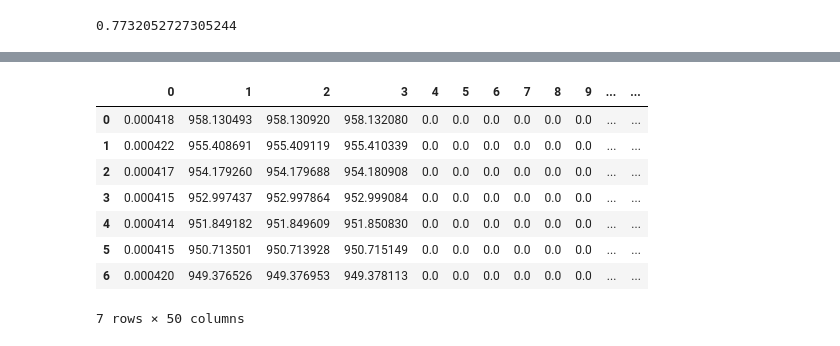
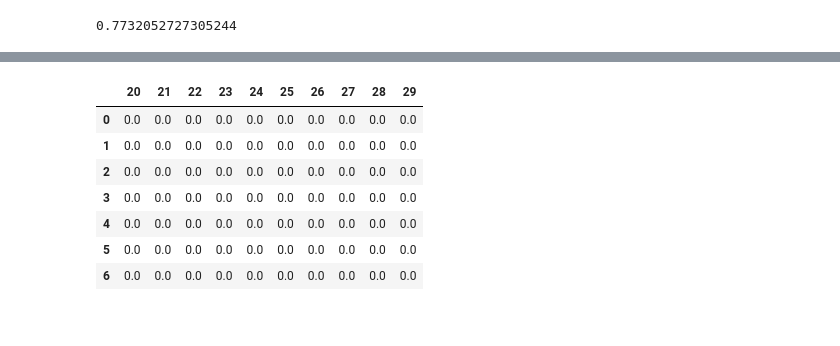
Before and after one commit to andriysinclair/GANS4MOBILITY, a Jupyter notebook: rough.ipynb, the cells around one changed output, grey strips where cells are left out. Drawn from its saved outputs; the diff is of its cells as text; code cells hidden in the pictures.

```diff
--- a/rough.ipynb
+++ b/rough.ipynb
@@ -519,23 +544,27 @@ cuda
 # %%
 X = X.to(torch.float32).to(device)
 
-y_ts_te = y_cont_raw[:,:,:20].to(torch.float32).to(device)
-y_distance = y_cont_raw[:,:,20:30].to(torch.float32).to(device)
-y_purpouse = y_cat_raw[:,:,:10].to(torch.long).to(device)
-y_istrip = y_cat_raw[:,:,10:].to(torch.float32).to(device)
+y_ts_te = X[:,:,:,:20].to(torch.float32).to(device)
+y_distance = X[:,:,:,20:30].to(torch.float32).to(device)
+y_purpouse = X[:,:,:,30:40].to(torch.long).to(device)
+y_istrip = X[:,:,:,40:50].to(torch.float32).to(device)
+y_duration = X[:,:,:,50:60].to(torch.float32).to(device)
 
 
-
-index = 7
+index = 13
 print(f"X: {X.shape}")
-print(f"y_cont: {y_cont_raw.shape}")
-print(f"y_cat: {y_cat_raw.shape}")
+#print(f"y_cont: {y_cont_raw.shape}")
+#print(f"y_cat: {y_cat_raw.shape}")
 print(f"y_istrip: {y_istrip.shape}")
 print(f"y_ts_et: {y_ts_te.shape}")
 print(f"y_distance: {y_distance.shape}")
+#print(f"y_duration: {y_duration.shape}")
 print(f"y_purpouse: {y_purpouse.shape}")
 print(f"y_istrip: {y_istrip.shape}")
-
-print(y_istrip[index,0,:])
-print(y_purpouse[index,0,:])
+print("")
+print(y_ts_te[index,8,:,:])
+print(y_duration[index,8,:,:])
+print(y_distance[index,8,:,:])
+print(y_istrip[index,8,:,:])
+print(y_purpouse[index,8,:,:])
 # %% [output]
@@ -553,11 +588,12 @@ tensor([ 1,  3, 23,  0,  0,  0,  0,  0,  0,  0], device='cuda:0')
 ### Creating the RNN
 # %%
 # Defining parameters
-INPUT_SIZE = 135     # Total number of features
+INPUT_SIZE = 94     # Total number of features
 HIDDEN_SIZE = 9
 NUM_LAYERS = 2
 OUTPUT_SIZE_TS_TE = 20    # Outsize of TripStart and TripEnd
 OUTPUT_SIZE_DIST = 10     # Output Size of distance
+OUTPUT_SIZE_DUR = 10     # Output Size of duration
 OUTPUT_SIZE_CAT = 10 # 10 outcome vars
 OUTPUT_SIZE_BIN = 10 # 10 binary vars vars
 
@@ -628,6 +664,7 @@ class RNNmodel(nn.Module):
 
         self.output_ts_te = nn.Linear(HIDDEN_SIZE, OUTPUT_SIZE_TS_TE)
         self.output_dist = nn.Linear(HIDDEN_SIZE, OUTPUT_SIZE_DIST)
+        self.output_dur = nn.Linear(HIDDEN_SIZE, OUTPUT_SIZE_DUR)
         self.output_cat = nn.Linear(HIDDEN_SIZE, OUTPUT_SIZE_CAT*NUM_CLASSES)
         self.output_bin = nn.Linear(HIDDEN_SIZE, OUTPUT_SIZE_BIN)
 
@@ -641,6 +678,7 @@ class RNNmodel(nn.Module):
 
         y_ts_te_pred = self.output_ts_te(out[-1]).reshape(1,1,OUTPUT_SIZE_TS_TE)
         y_dist_pred = self.output_dist(out[-1]).reshape(1,1,OUTPUT_SIZE_DIST)
+        y_dur_pred = self.output_dur(out[-1]).reshape(1,1,OUTPUT_SIZE_DUR)
         y_cat_pred = self.output_cat(out[-1]).reshape(OUTPUT_SIZE_CAT, NUM_CLASSES)
         y_bin_pred = self.output_bin(out[-1]).reshape(OUTPUT_SIZE_BIN)
 
@@ -660,7 +698,7 @@ class RNNmodel(nn.Module):
 
 
 
-        return y_ts_te_pred, y_distance_pred, y_cat_pred, y_bin_pred, y_mask
+        return y_ts_te_pred, y_distance_pred, y_cat_pred, y_bin_pred, y_dur_pred, y_mask
 # %%
 model = RNNmodel()
 
@@ -688,8 +732,8 @@ X0 = X[0,:,0,:].unsqueeze(1).to(torch.float32)
 print(f"X1 shape: {X0.shape}")
 print("")
 
-y_ts_te_pred_1, y_distance_pred_1, y_purpouse_pred_1, y_istrip_pred_1, y_mask_1 = rnn_model.forward(X0)
-y_ts_te_true_1, y_distance_true_1, y_purpouse_true_1, y_istrip_true_1 = y_ts_te[0,0,:].reshape(1,1,-1), y_distance[0,0,:].reshape(1,1,-1), y_purpouse[0,0,:], y_istrip[0,0,:]
+y_ts_te_pred_1, y_distance_pred_1, y_purpouse_pred_1, y_istrip_pred_1, y_dur_pred_1, y_mask_1 = rnn_model.forward(X0)
+y_ts_te_true_1, y_distance_true_1, y_purpouse_true_1, y_istrip_true_1, y_duration_true_1 = y_ts_te[0,0,:].reshape(1,1,-1), y_distance[0,0,:].reshape(1,1,-1), y_purpouse[0,0,:].reshape(-1), y_istrip[0,0,:].reshape(-1), y_duration[0,0,:].reshape(1,1,-1)
 
 
 print(f"y_ts_te_pred: {y_ts_te_pred_1.shape}")
@@ -1107,16 +1154,15 @@ INFO: epoch: 0 | ind
 # %%
-df = pd.DataFrame(complete_travel_diaries[4996].reshape(7,50).cpu().numpy())
+df = pd.DataFrame(complete_travel_diaries[198].reshape(7,50).cpu().numpy())
 df.iloc[:,:20] = df.iloc[:,:20].apply(lambda x: custom_numerical_scaler(x=x, x_min=0, x_max=60*24, inverse=True))
 df.iloc[:,20:30] = df.iloc[:,20:30].apply(lambda x: log_transformer(x, inverse=True))
 
-df.iloc[:,:]
+df.iloc[:,20:30]
 # %% [output]
-|  | 0 | 1 | 2 | 3 | 4 | 5 | 6 | 7 | 8 | 9 | ... | ... |
-| 0 | 0.000418 | 958.130493 | 958.130920 | 958.132080 | 0.0 | 0.0 | 0.0 | 0.0 | 0.0 | 0.0 | ... | ... |
-| 1 | 0.000422 | 955.408691 | 955.409119 | 955.410339 | 0.0 | 0.0 | 0.0 | 0.0 | 0.0 | 0.0 | ... | ... |
-| 2 | 0.000417 | 954.179260 | 954.179688 | 954.180908 | 0.0 | 0.0 | 0.0 | 0.0 | 0.0 | 0.0 | ... | ... |
-| 3 | 0.000415 | 952.997437 | 952.997864 | 952.999084 | 0.0 | 0.0 | 0.0 | 0.0 | 0.0 | 0.0 | ... | ... |
-| 4 | 0.000414 | 951.849182 | 951.849609 | 951.850830 | 0.0 | 0.0 | 0.0 | 0.0 | 0.0 | 0.0 | ... | ... |
-| 5 | 0.000415 | 950.713501 | 950.713928 | 950.715149 | 0.0 | 0.0 | 0.0 | 0.0 | 0.0 | 0.0 | ... | ... |
-| 6 | 0.000420 | 949.376526 | 949.376953 | 949.378113 | 0.0 | 0.0 | 0.0 | 0.0 | 0.0 | 0.0 | ... | ... |
+|  | 20 | 21 | 22 | 23 | 24 | 25 | 26 | 27 | 28 | 29 |
+| 0 | 0.0 | 0.0 | 0.0 | 0.0 | 0.0 | 0.0 | 0.0 | 0.0 | 0.0 | 0.0 |
+| 1 | 0.0 | 0.0 | 0.0 | 0.0 | 0.0 | 0.0 | 0.0 | 0.0 | 0.0 | 0.0 |
+| 2 | 0.0 | 0.0 | 0.0 | 0.0 | 0.0 | 0.0 | 0.0 | 0.0 | 0.0 | 0.0 |
+| 3 | 0.0 | 0.0 | 0.0 | 0.0 | 0.0 | 0.0 | 0.0 | 0.0 | 0.0 | 0.0 |
+| 4 | 0.0 | 0.0 | 0.0 | 0.0 | 0.0 | 0.0 | 0.0 | 0.0 | 0.0 | 0.0 |
+| 5 | 0.0 | 0.0 | 0.0 | 0.0 | 0.0 | 0.0 | 0.0 | 0.0 | 0.0 | 0.0 |
+| 6 | 0.0 | 0.0 | 0.0 | 0.0 | 0.0 | 0.0 | 0.0 | 0.0 | 0.0 | 0.0 |
-7 rows × 50 columns
```
Also changed, not shown: parts of 18 cells of this notebook.
